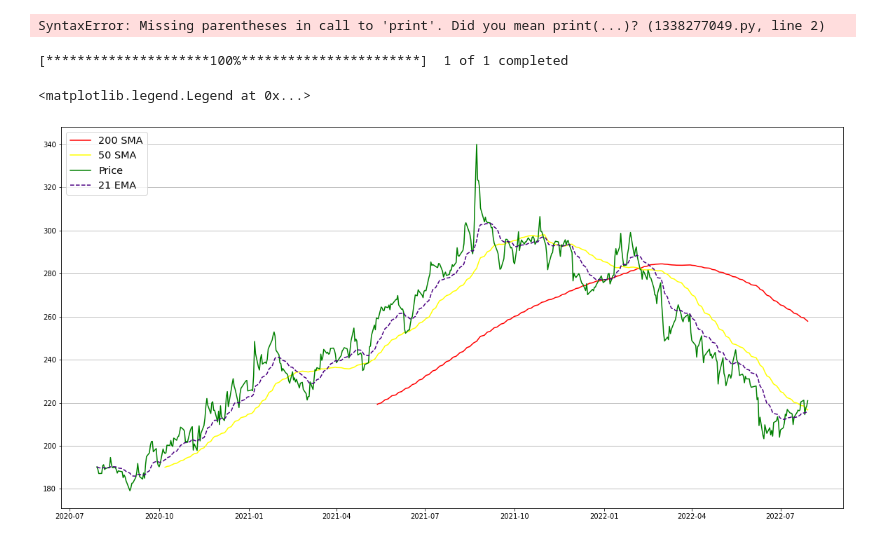
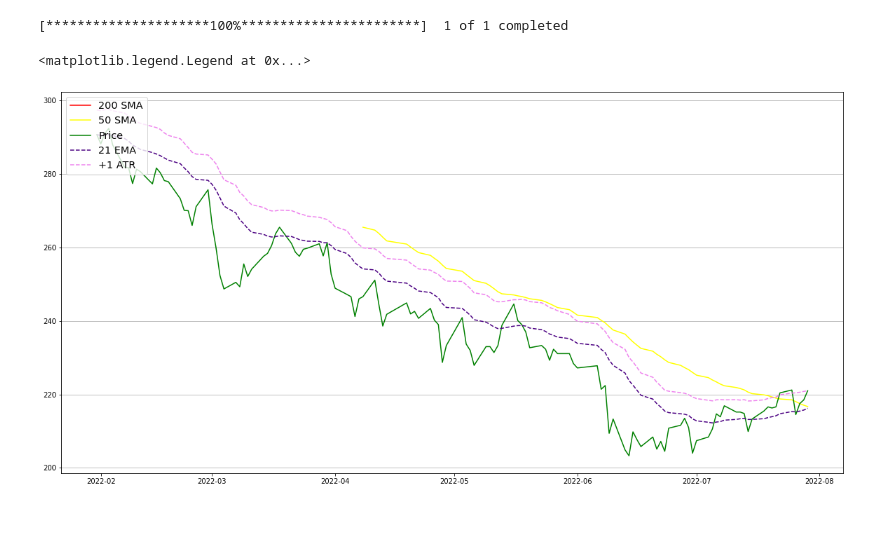
Before and after one commit to BenCollinsSheerin/main, a Jupyter notebook: moving average.ipynb, the cells around one changed output. Cells and saved outputs as stored; diff of their text form; code cells hidden in the pictures.

```diff
--- a/moving average.ipynb
+++ b/moving average.ipynb
@@ -1,14 +0,0 @@
-# %%
-H = 222.8999938965
-L = 219.3000030518
-Cp = 218.5
-
-HL = H - L
-HCp = H - Cp
-LCp = L - Cp
-
-print(HL)
-print(HCp)
-print(LCp)
-# %% [output]
-SyntaxError: Missing parentheses in call to 'print'. Did you mean print(...)? (1338277049.py, line 2)
@@ -17,37 +20,55 @@ SyntaxError: Missing parentheses in call to 'print'. Did you mean print(...)? (1
 
 import yfinance as yf
 import pandas as pd
-import pandas_ta as pdta
 import numpy as np
 import matplotlib.pyplot as plt
 
+shel = yf.download(tickers='SBRY.L', period='6mo')
+shel = shel.drop(['Volume', 'Adj Close'], axis=1)
 
 
-shel = yf.download(tickers='SBRY.L', period='2Y')
-shel = shel.drop(['Volume', 'Adj Close'], axis=1)
 
 shel["50SMA"]=shel[["Close"]].rolling(50).mean()
 shel["100SMA"]=shel[["Close"]].rolling(100).mean()
 shel["200SMA"]=shel[["Close"]].rolling(200).mean()
 shel["8EMA"] = shel[["Close"]].ewm(span=8, adjust=False).mean()
 shel["21EMA"] = shel[["Close"]].ewm(span=21, adjust=False).mean()
 shel["34EMA"] = shel[["Close"]].ewm(span=34, adjust=False).mean()
 
-
+start = dt.datetime(2020, 1, 1)
+data = pdr.get_data_yahoo("SBRY.L", start)
+high_low = data['High'] - data['Low']
+high_close = np.abs(data['High'] - data['Close'].shift())
+low_close = np.abs(data['Low'] - data['Close'].shift())
+ranges = pd.concat([high_low, high_close, low_close], axis=1)
+true_range = np.max(ranges, axis=1)
+atr = true_range.rolling(21).sum()/21
+shel["ATR"] = atr
+shel["ATR +1"] = shel["21EMA"] + (shel["ATR"] * 1)
+shel["ATR +2"] = shel["21EMA"] + (shel["ATR"] * 2)
+shel["ATR +3"] = shel["21EMA"] + (shel["ATR"] * 3)
+shel["ATR -1"] = shel["21EMA"] + (shel["ATR"] * -1)
+shel["ATR -2"] = shel["21EMA"] + (shel["ATR"] * -2)
+shel["ATR -3"] = shel["21EMA"] + (shel["ATR"] * -3)
 
 plt.figure(figsize=(20,10))
 
 plt.plot(shel["200SMA"],label="200 SMA", color = 'red')
 #plt.plot(shel["100SMA"],label="100 SMA", color = 'orange')
 plt.plot(shel["50SMA"],label="50 SMA", color = 'yellow')
 plt.plot(shel["Close"],label="Price", color = 'green')
 #plt.plot(shel["8EMA"],label="8 EMA", linestyle = 'dashed', color = 'blue')
 plt.plot(shel["21EMA"],label="21 EMA", linestyle = 'dashed', color = 'indigo')
 #plt.plot(shel["34EMA"],label="34 EMA", linestyle = 'dashed', color = 'violet')
 
+plt.plot(shel["ATR +1"],label="+1 ATR", linestyle = 'dashed', color = 'violet')
+
+
+
+
 plt.grid(axis = 'y')
 plt.legend(loc='upper left',fontsize="x-large")
 # %% [output]
 [*********************100%***********************]  1 of 1 completed
 <matplotlib.legend.Legend at 0x...>
-[figure, old version]
+[figure, new version]
```
Also changed, not shown: parts of 1 cell of this notebook.
